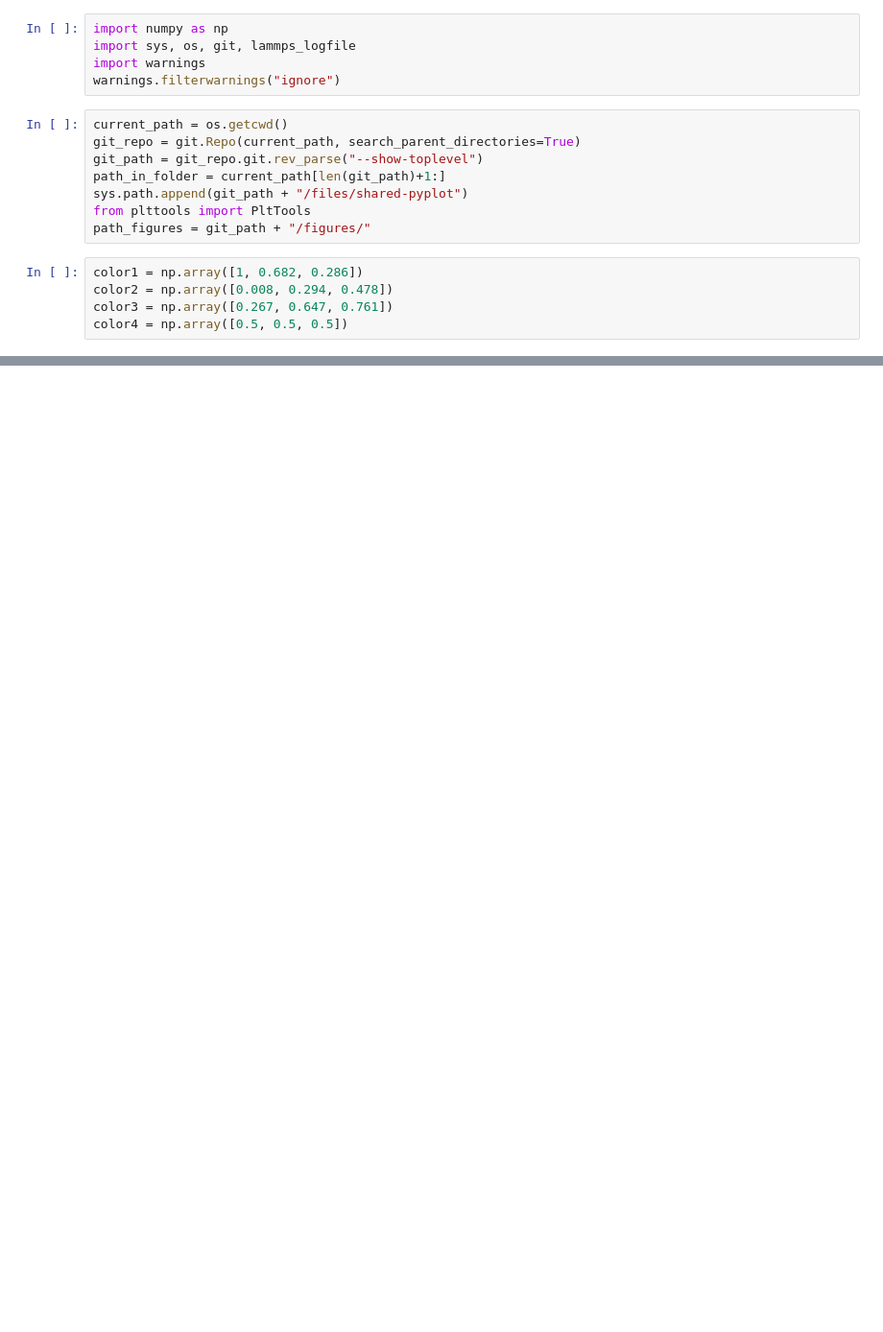
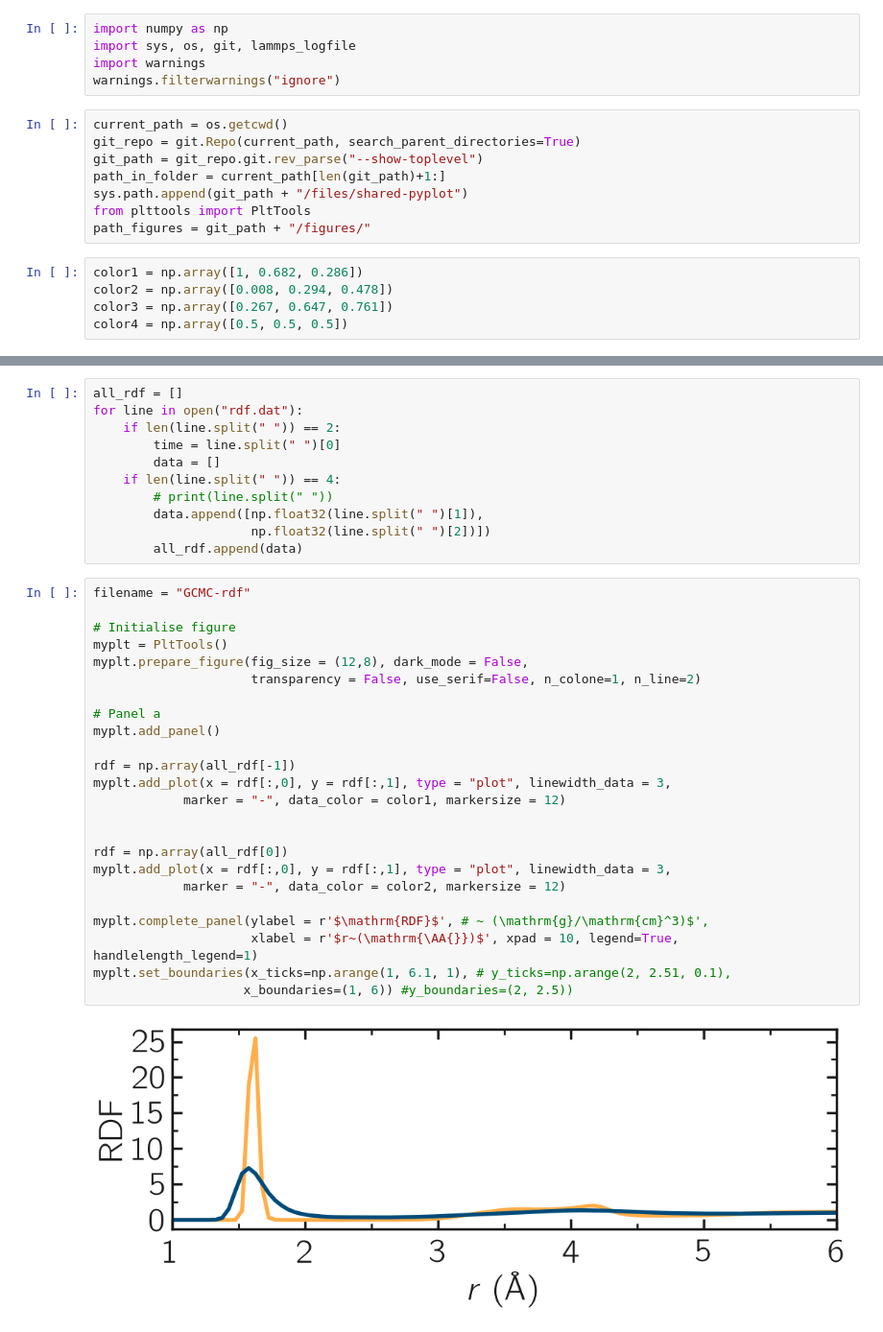
Before and after one commit to lammpstutorials/lammpstutorials-article, a Jupyter notebook: files/tutorial6/solution/generate.ipynb, the cells around one changed output, grey strips where cells are left out. Shown: that part at 96% size. Drawn from its saved outputs; the diff is of its cells as text; blank space fills up the shorter version.

```diff
--- a/files/tutorial6/solution/generate.ipynb
+++ b/files/tutorial6/solution/generate.ipynb
@@ -91,0 +72,37 @@ myplt.save_figure(filename = filename, saving_path = path_figures)
+# %%
+all_rdf = []
+for line in open("rdf.dat"):
+    if len(line.split(" ")) == 2:
+        time = line.split(" ")[0]
+        data = []
+    if len(line.split(" ")) == 4:
+        # print(line.split(" "))
+        data.append([np.float32(line.split(" ")[1]),
+                     np.float32(line.split(" ")[2])])
+        all_rdf.append(data)
+# %%
+filename = "GCMC-rdf"
+
+# Initialise figure
+myplt = PltTools()
+myplt.prepare_figure(fig_size = (12,8), dark_mode = False,
+                     transparency = False, use_serif=False, n_colone=1, n_line=2)
+
+# Panel a
+myplt.add_panel()
+
+rdf = np.array(all_rdf[-1])
+myplt.add_plot(x = rdf[:,0], y = rdf[:,1], type = "plot", linewidth_data = 3,
+            marker = "-", data_color = color1, markersize = 12)
+
+
+rdf = np.array(all_rdf[0])
+myplt.add_plot(x = rdf[:,0], y = rdf[:,1], type = "plot", linewidth_data = 3,
+            marker = "-", data_color = color2, markersize = 12)
+
+myplt.complete_panel(ylabel = r'$\mathrm{RDF}$', # ~ (\mathrm{g}/\mathrm{cm}^3)$',
+                     xlabel = r'$r~(\mathrm{\AA{}})$', xpad = 10, legend=True, handlelength_legend=1)
+myplt.set_boundaries(x_ticks=np.arange(1, 6.1, 1), # y_ticks=np.arange(2, 2.51, 0.1),
+                    x_boundaries=(1, 6)) #y_boundaries=(2, 2.5))
+# %% [output]
+[figure, added]
```
Also changed, not shown: parts of 3 cells of this notebook, 7 other files.
